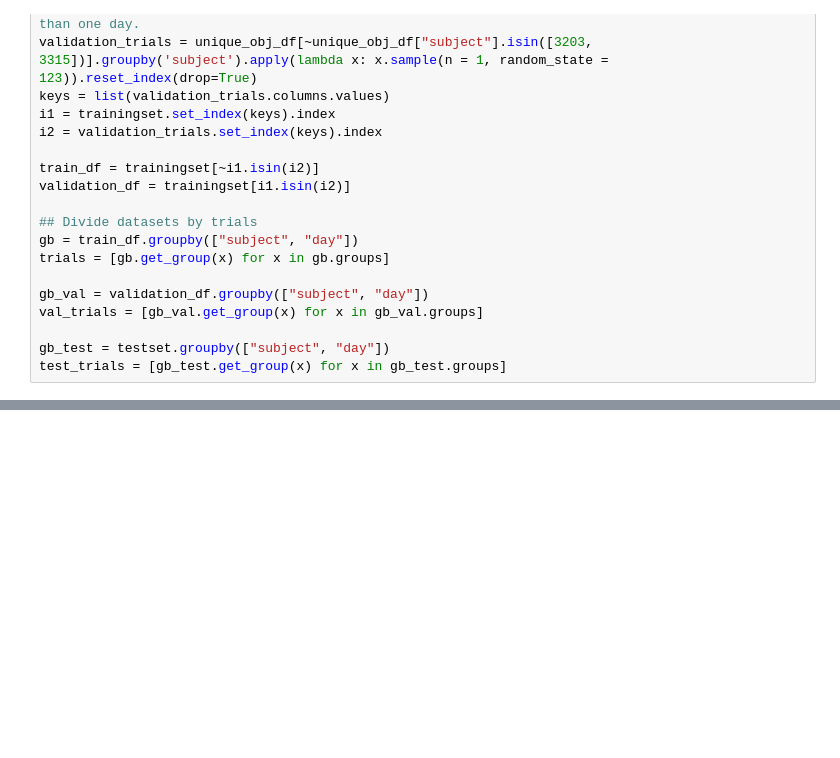
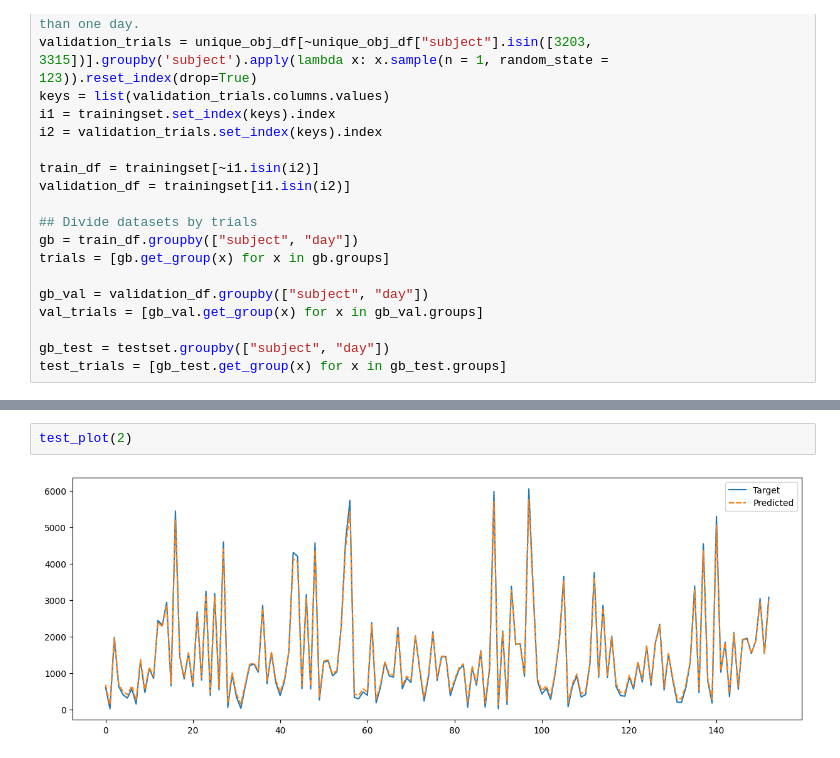
Before and after one commit to jorgerag8/encoder-decoder-transformer, a Jupyter notebook: src/model_cont.ipynb, the cells around one changed output, grey strips where cells are left out. Saved outputs shown, nothing was run; the diff lists cells and outputs as text; blank space fills up the shorter version.

```diff
--- a/src/model_cont.ipynb
+++ b/src/model_cont.ipynb
@@ -220,0 +256,4 @@ plt.show()
+# %%
+test_plot(2)
+# %% [output]
+[figure, added]
```
Also changed, not shown: parts of 15 cells of this notebook, 1 other file.
